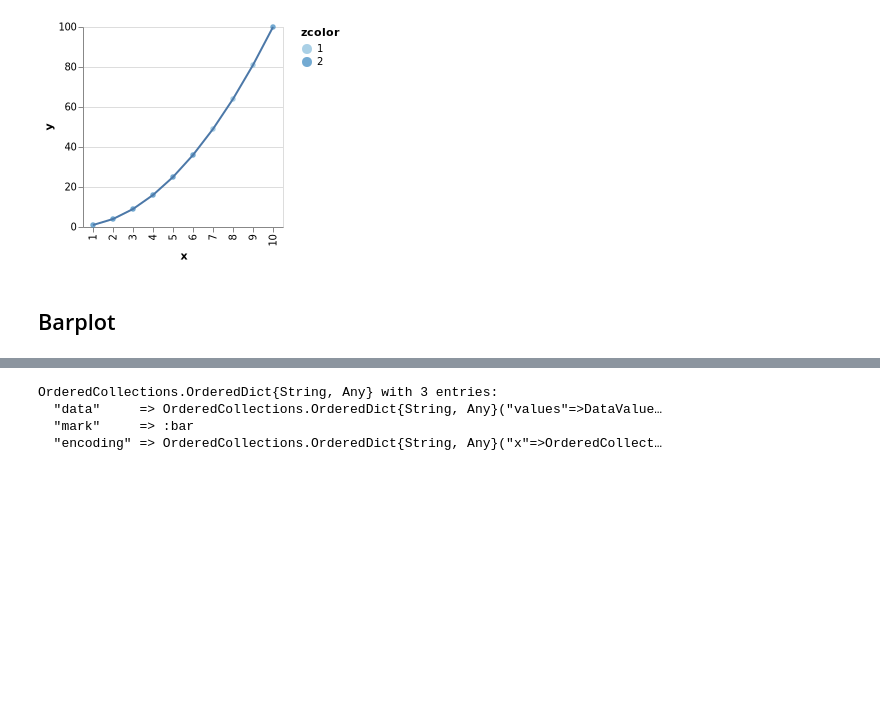
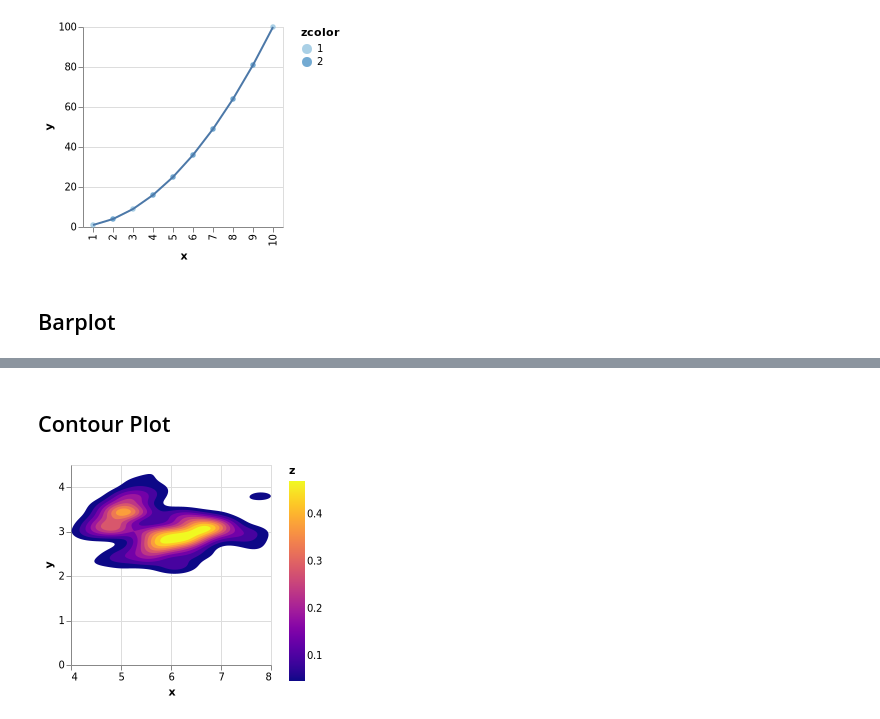
Before and after one commit to queryverse/QuickVega.jl, a Jupyter notebook: sandbox/Examples.ipynb, the cells around one changed output, grey strips where cells are left out. Saved outputs shown, nothing was run; the diff lists cells and outputs as text; code cells hidden in the pictures; blank space fills up the shorter version.

Commit message:
fixed some parameters

```diff
--- a/sandbox/Examples.ipynb
+++ b/sandbox/Examples.ipynb
@@ -54,7 +54,6 @@ y = rand(20)
+# %% [markdown]
+## Contour Plot
 # %%
-b.params
+p = contourplot(df[!,:sepalLength],df[!,:sepalWidth],color_scheme="plasma",mark="area")
 # %% [output]
-OrderedCollections.OrderedDict{String, Any} with 3 entries:
-  "data"     => OrderedCollections.OrderedDict{String, Any}("values"=>DataValue…
-  "mark"     => :bar
-  "encoding" => OrderedCollections.OrderedDict{String, Any}("x"=>OrderedCollect…
+[figure, added]
```
Also changed, not shown: parts of 4 cells of this notebook, 3 other files.
